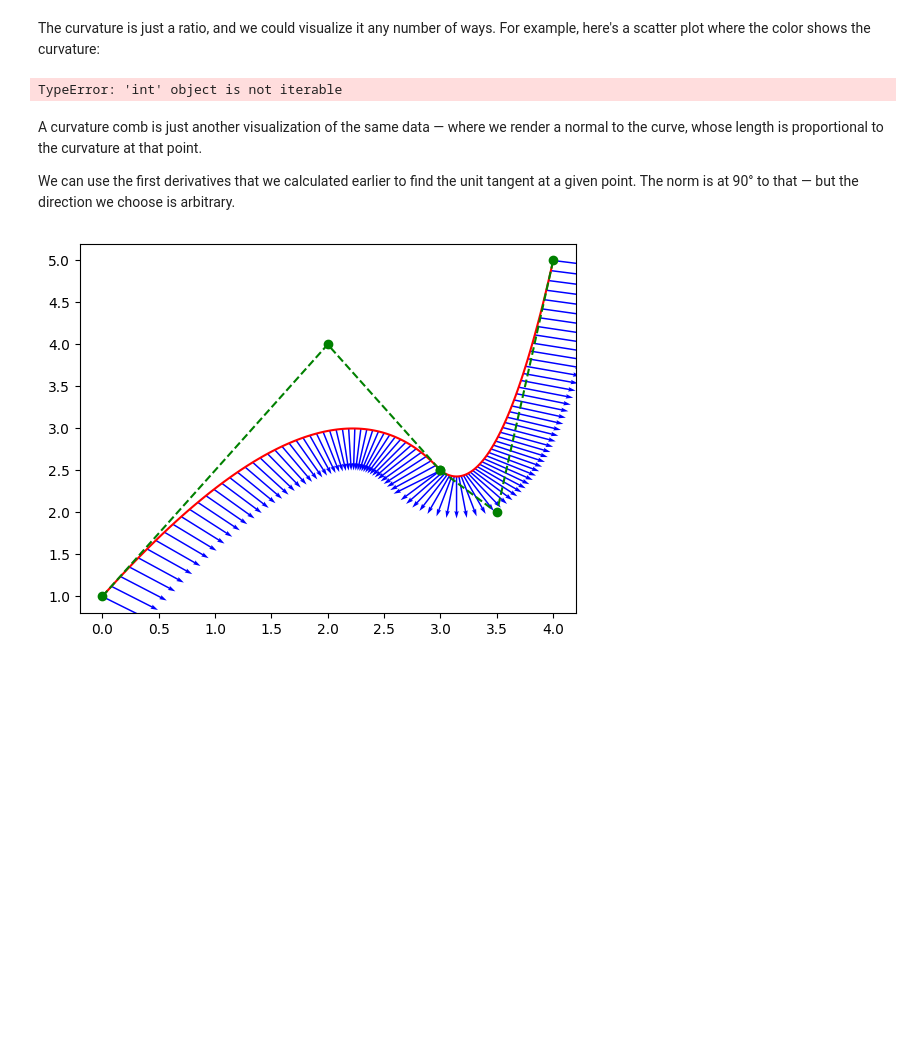
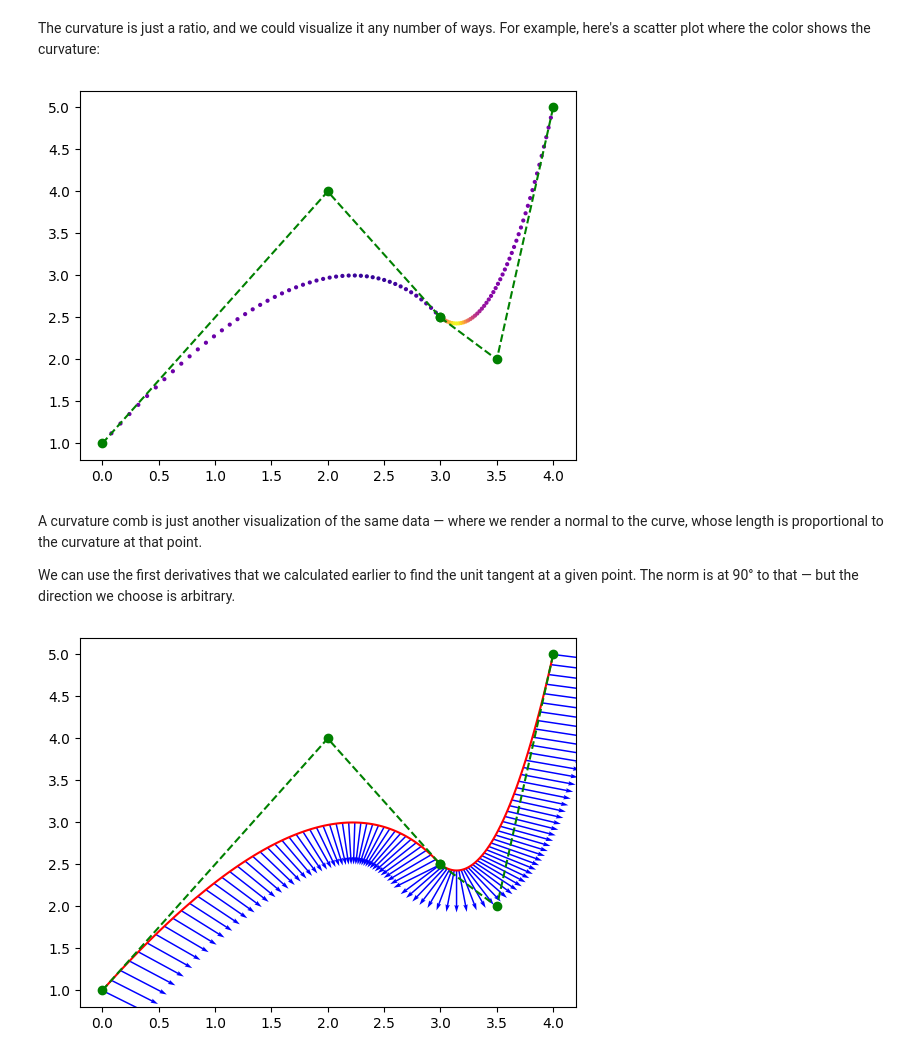
Before and after one commit to pdubroy/til, a Jupyter notebook: geometry/2024-05-23-Curvature-combs.ipynb, the cells around one changed output. Cells and saved outputs as stored; diff of their text form; code cells hidden in the pictures; blank space fills up the shorter version.

Commit message:
Fix colors

```diff
--- a/geometry/2024-05-23-Curvature-combs.ipynb
+++ b/geometry/2024-05-23-Curvature-combs.ipynb
@@ -71,18 +71,18 @@ The curvature is just a ratio, and we could visualize it any number of ways. For
 # %%
 from matplotlib.colors import Normalize
 
 def show_curve_scatter(points):
     p0, p1, p2 = points
-    t_values = jnp.linspace(0, 1, num=100)
+    t_values = jnp.linspace(0, 1, num=50)
     sample_points = jnp.array([quadratic_bezier(p0, p1, p2, t) for t in t_values])
     colors = [kappa_qb(points, t) for t in t_values]  # Sample color for each point
-    plt.scatter(sample_points[:, 0], sample_points[:, 1], c=colors, cmap='viridis', norm=Normalize(vmin=-5, vmax=5), s=1)
+    plt.scatter(sample_points[:, 0], sample_points[:, 1], c=colors, cmap='plasma', norm=Normalize(vmin=-2, vmax=7), s=4)
     plt.plot([p0[0], p1[0], p2[0]], [p0[1], p1[1], p2[1]], 'go--')  # Control points in green
 
 show_curve_scatter(c1)
 show_curve_scatter(c2)
 # %% [output]
-TypeError: 'int' object is not iterable
+[figure, added]
 # %% [markdown]
 A curvature comb is just another visualization of the same data — where we render a normal to the curve, whose length is proportional to the curvature at that point.
 
```
